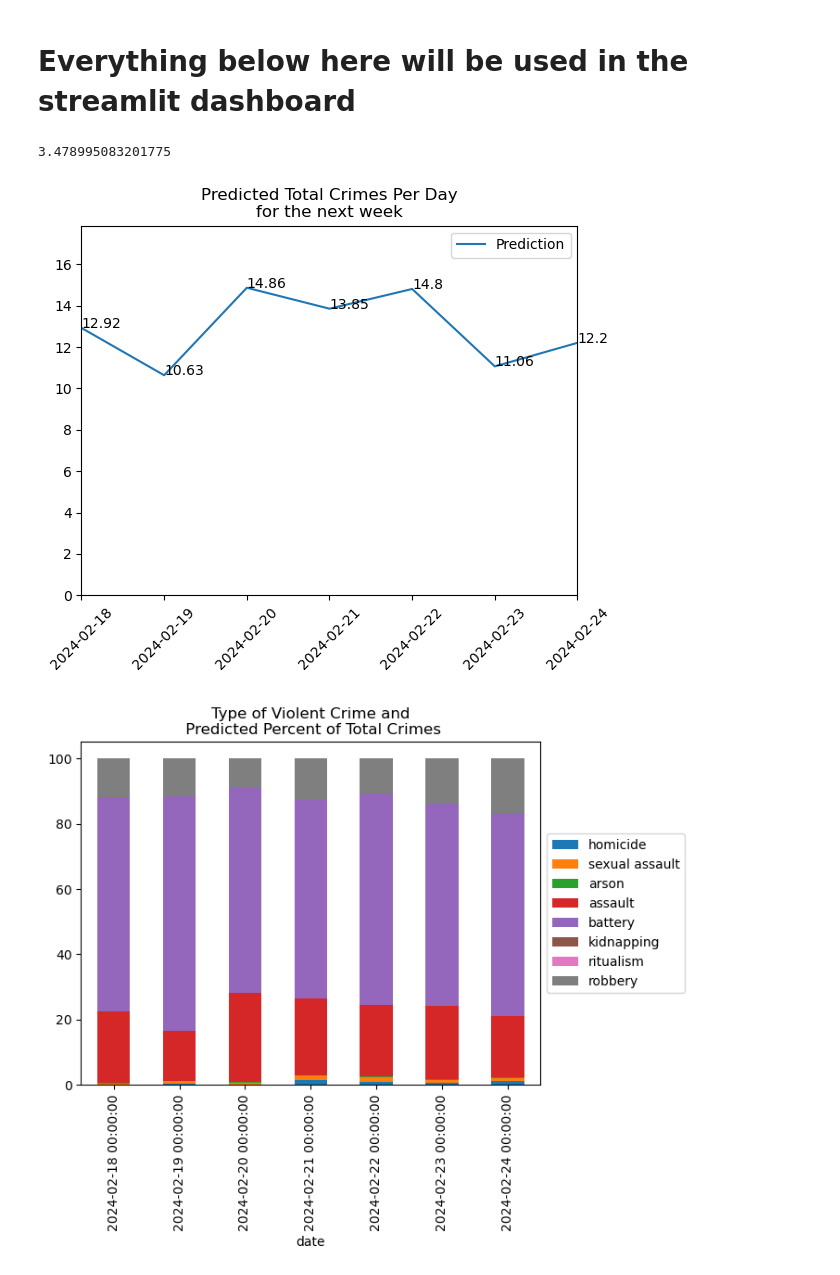
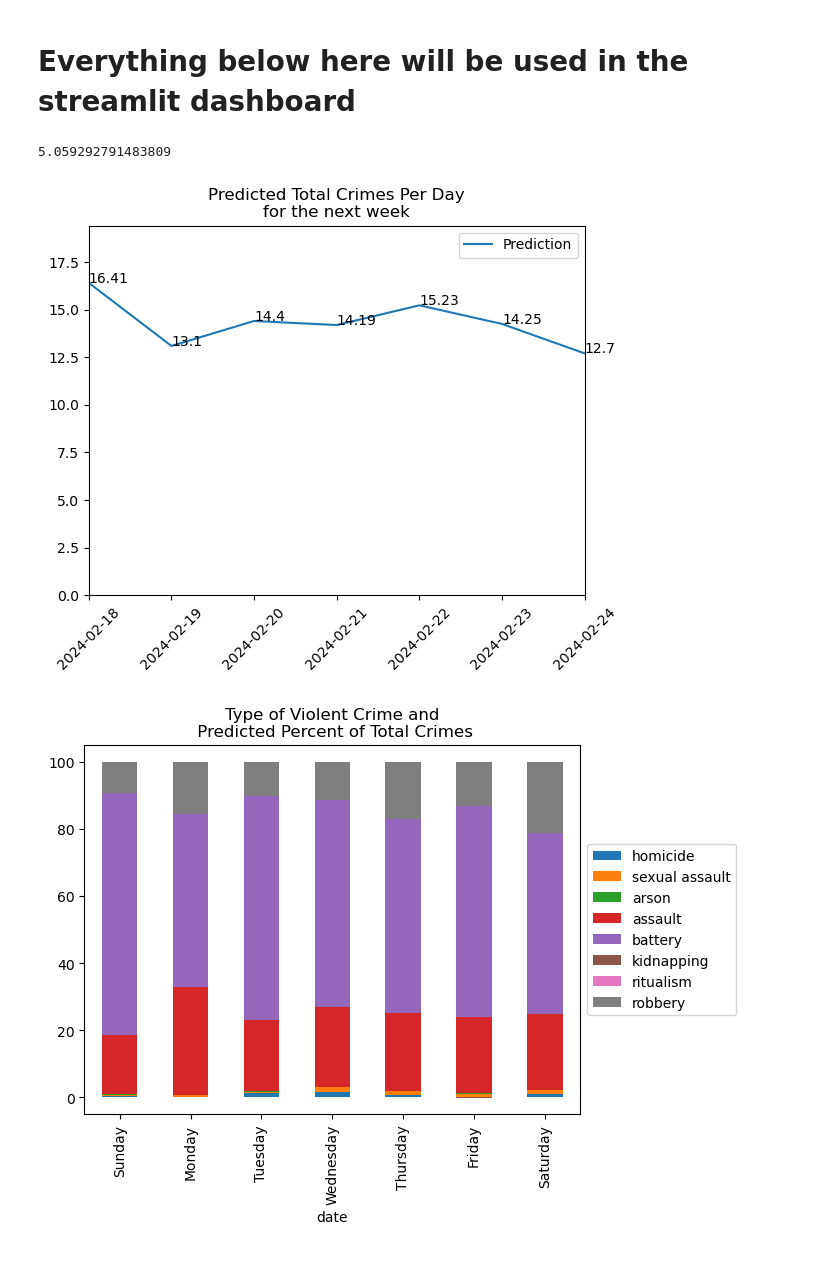
Before and after one commit to gmspringer32/crime-data-modeling-comp, a Jupyter notebook: crime_prediction_tool/crime_prediction_tool_playground.ipynb, the cells around one changed output. Saved outputs shown, nothing was run; the diff lists cells and outputs as text; code cells hidden in the pictures.

```diff
--- a/crime_prediction_tool/crime_prediction_tool_playground.ipynb
+++ b/crime_prediction_tool/crime_prediction_tool_playground.ipynb
@@ -230,6 +245,7 @@ X = final_df.drop(
         "KIDNAPPING",
         "RITUALISM",
         "ROBBERY",
+        "temp",
         "SEX OFFENSE",
         "afternoon",
         "evening",
@@ -326,7 +366,7 @@ preds = np.array(preds)
 # %%
 np.sqrt(mean_squared_error(preds[:, 14], y_test["Total"]))
 # %% [output]
-3.478995083201775
+5.059292791483809
 # %%
 preds_total = preds[:, 14]
 preds_arson = preds[:, 0]
@@ -376,7 +416,7 @@ for point in zip(X_test.index, preds_total):
 
 plt.show()
 # %% [output]
-[figure, old version]
+[figure, new version]
 # %%
 perc_homicide = (preds_homicide / total_calculated_type) * 100
 perc_sexual_assault = (preds_sexual_assualt / total_calculated_type) * 100
@@ -389,21 +429,21 @@ perc_robbery = (preds_robbery / total_calculated_type) * 100
 # %%
 plotdf = pd.DataFrame(
     {
-        "date": X_test.index,
+        "date": X_test.index.day_name(),
         "homicide": perc_homicide,
         "sexual assault": perc_sexual_assault,
         "arson": perc_arson,
         "assault": perc_assault,
         "battery": perc_battery,
         "kidnapping": perc_kidnapping,
         "ritualism": perc_ritualism,
         "robbery": perc_robbery,
     }
 )
 plotdf.set_index("date", inplace=True)
 plotdf.plot(kind="bar", stacked=True)
 plt.title("Type of Violent Crime and\n Predicted Percent of Total Crimes")
 plt.legend(loc="center left", bbox_to_anchor=(1, 0.5))
 plt.show()
 # %% [output]
-[figure, old version]
+[figure, new version]
```
Also changed, not shown: parts of 5 cells of this notebook.
